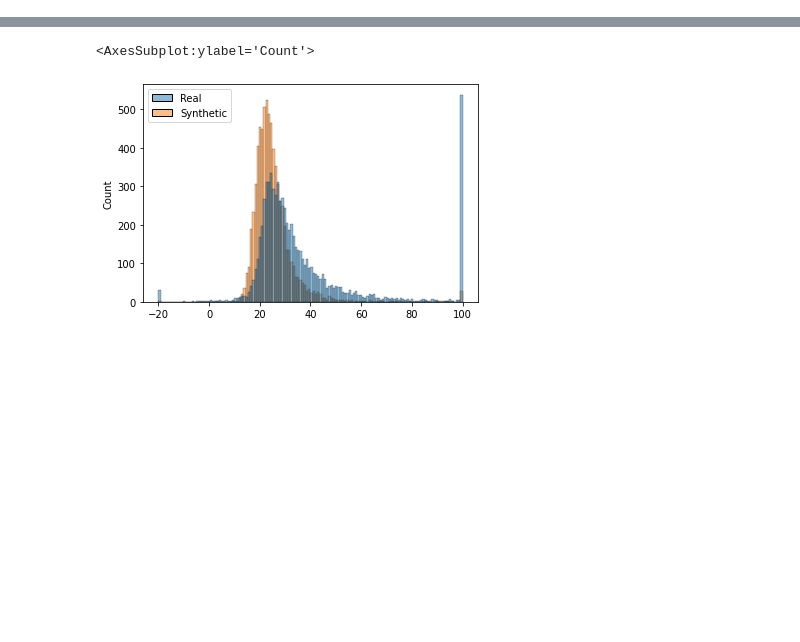
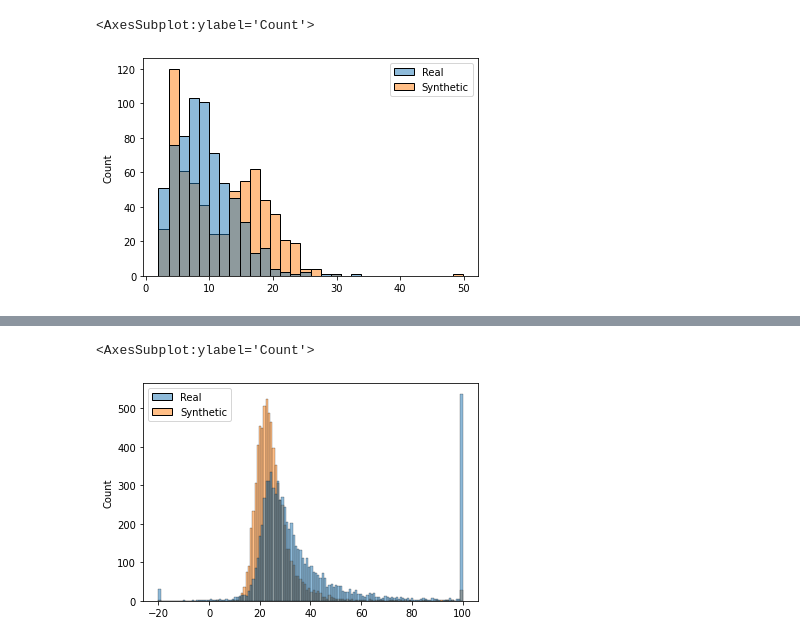
Before and after one commit to MiniXC/distribution_notebooks, a Jupyter notebook: SRMR.ipynb, the cells around one changed output, grey strips where cells are left out. Drawn from its saved outputs; the diff is of its cells as text; code cells hidden in the pictures; blank space fills up the shorter version.

```diff
--- a/SRMR.ipynb
+++ b/SRMR.ipynb
@@ -95 +224,11 @@ sns.histplot(
+# %%
+#results["real"]["srmr_rir"] = np.array(r_srmr)
+results["synth"]["srmr_rir"] = np.array(s_srmr)
+sns.histplot(
+    x=list(results["real"]["srmr"]) + list(results["synth"]["srmr_rir"]),
+    hue=["Real"]*len(results["real"]["srmr"])+["Synthetic"]*len(results["synth"]["srmr_rir"])
+)
+# %% [output]
+<AxesSubplot:ylabel='Count'>
+[figure, added]
 # %%
```
Also changed, not shown: parts of 23 cells of this notebook, 9 other files.
